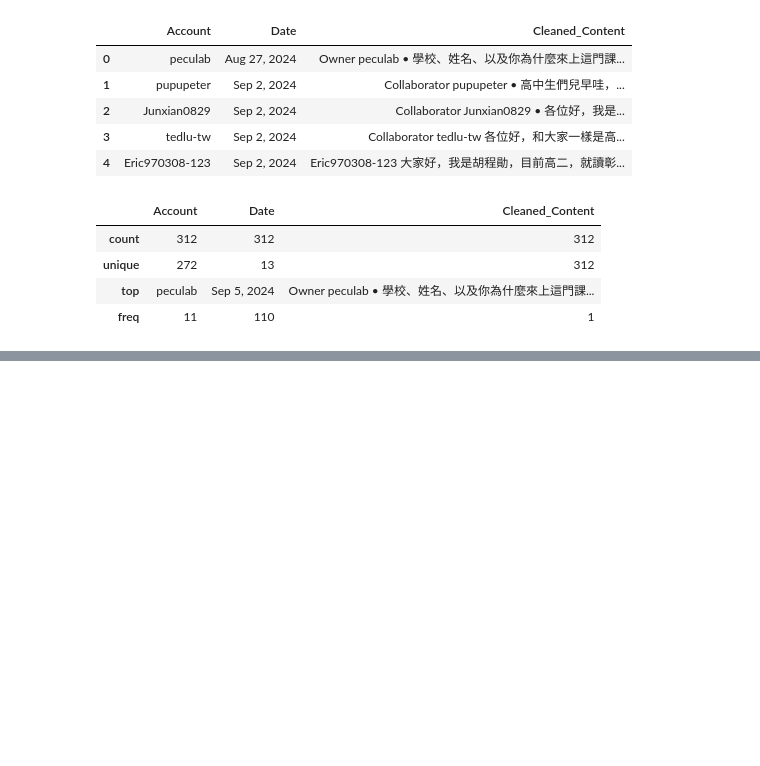
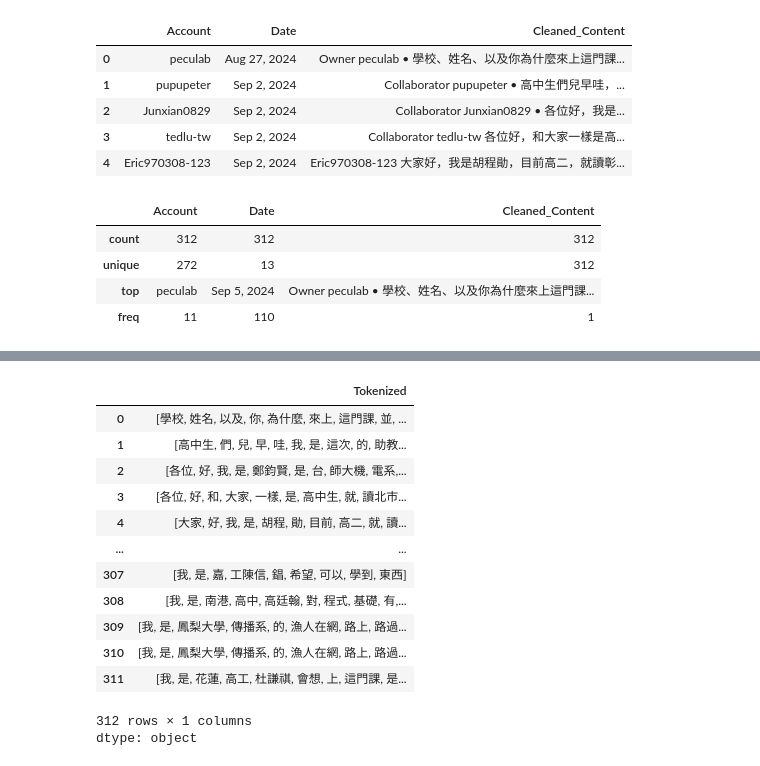
Before and after one commit to peculab/PythonAI4Beginners, a Jupyter notebook: 第十三週_文字分類_Part1.ipynb, the cells around one changed output, grey strips where cells are left out. Saved outputs shown, nothing was run; the diff lists cells and outputs as text; code cells hidden in the pictures; blank space fills up the shorter version.

```diff
--- a/第十三週_文字分類_Part1.ipynb
+++ b/第十三週_文字分類_Part1.ipynb
@@ -76,3 +102,20 @@ all_words = [word for tokens in df['Tokenized'] for word in tokens if len(word)
+# %%
+df['Tokenized']
+# %% [output]
+|  | Tokenized |
+| 0 | [學校, 姓名, 以及, 你, 為什麼, 來上, 這門課, 並, ... |
+| 1 | [高中生, 們, 兒, 早, 哇, 我, 是, 這次, 的, 助教... |
+| 2 | [各位, 好, 我, 是, 鄭鈞賢, 是, 台, 師大機, 電系,... |
+| 3 | [各位, 好, 和, 大家, 一樣, 是, 高中生, 就, 讀北市... |
+| 4 | [大家, 好, 我, 是, 胡程, 勛, 目前, 高二, 就, 讀... |
+| ... | ... |
+| 307 | [我, 是, 嘉, 工陳信, 錩, 希望, 可以, 學到, 東西] |
+| 308 | [我, 是, 南港, 高中, 高廷翰, 對, 程式, 基礎, 有,... |
+| 309 | [我, 是, 鳳梨大學, 傳播系, 的, 漁人在網, 路上, 路過... |
+| 310 | [我, 是, 鳳梨大學, 傳播系, 的, 漁人在網, 路上, 路過... |
+| 311 | [我, 是, 花蓮, 高工, 杜謙祺, 會想, 上, 這門課, 是... |
+312 rows × 1 columns
+dtype: object
 # %%
 word_counts = Counter(all_words)
 word_counts
```
Also changed, not shown: parts of 7 cells of this notebook.
